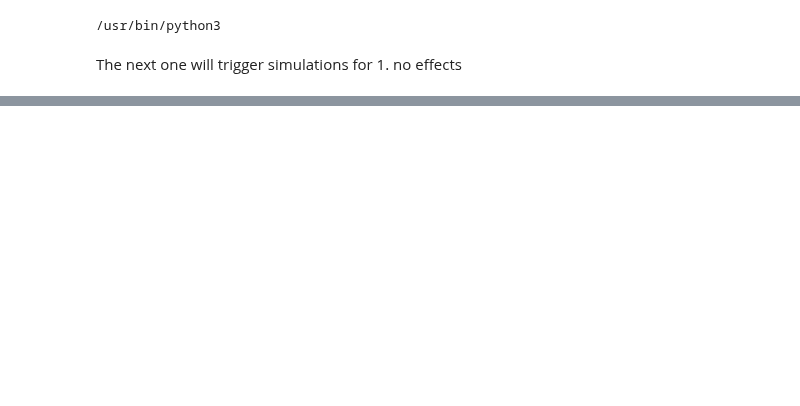
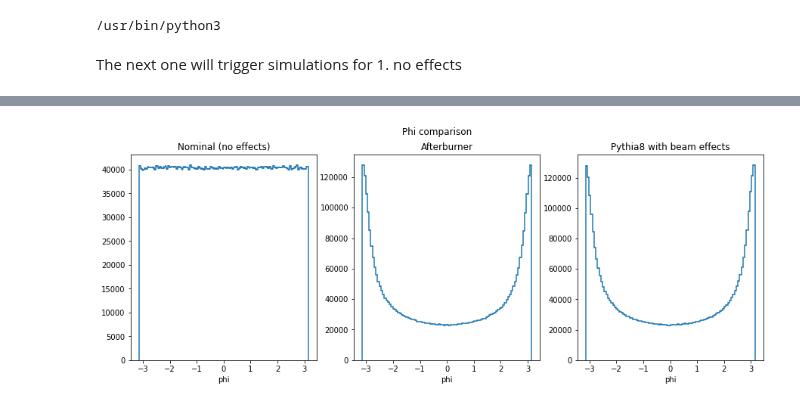
Before and after one commit to eic/afterburner, a Jupyter notebook: python/comparison.ipynb, the cells around one changed output, grey strips where cells are left out. Saved outputs shown, nothing was run; the diff lists cells and outputs as text; code cells hidden in the pictures; blank space fills up the shorter version.

```diff
--- a/python/comparison.ipynb
+++ b/python/comparison.ipynb
@@ -87,3 +74,22 @@ no_effects_file = uproot.open(no_effects_root)
 no_effects_file.keys()
 afterburner_file = uproot.open(afterburner_root)
 full_py8_file = uproot.open(full_py8_root)
+
+files = [no_effects_file, afterburner_file, full_py8_file]
+file_titles = ["Nominal (no effects)", "Afterburner", "Pythia8 with beam effects"]
+# %%
+def compare_1d(histo_name, title, x_label, y_label, figsize=(15, 5)):
+
+    fig, axes = plt.subplots(1, 3, figsize=figsize)
+    fig.suptitle(title)
+
+    for i, ax in enumerate(axes):
+        ax.set_title(file_titles[i])
+        ax.set_xlabel(x_label)
+        ax.set_ylabel(y_label)
+        files[i][histo_name].to_hist().plot(ax=ax)
+
+
+compare_1d("partPhi", "Phi comparison", "phi", "")
+# %% [output]
+[figure, added]
```
Also changed, not shown: parts of 11 cells of this notebook, 6 other files.
